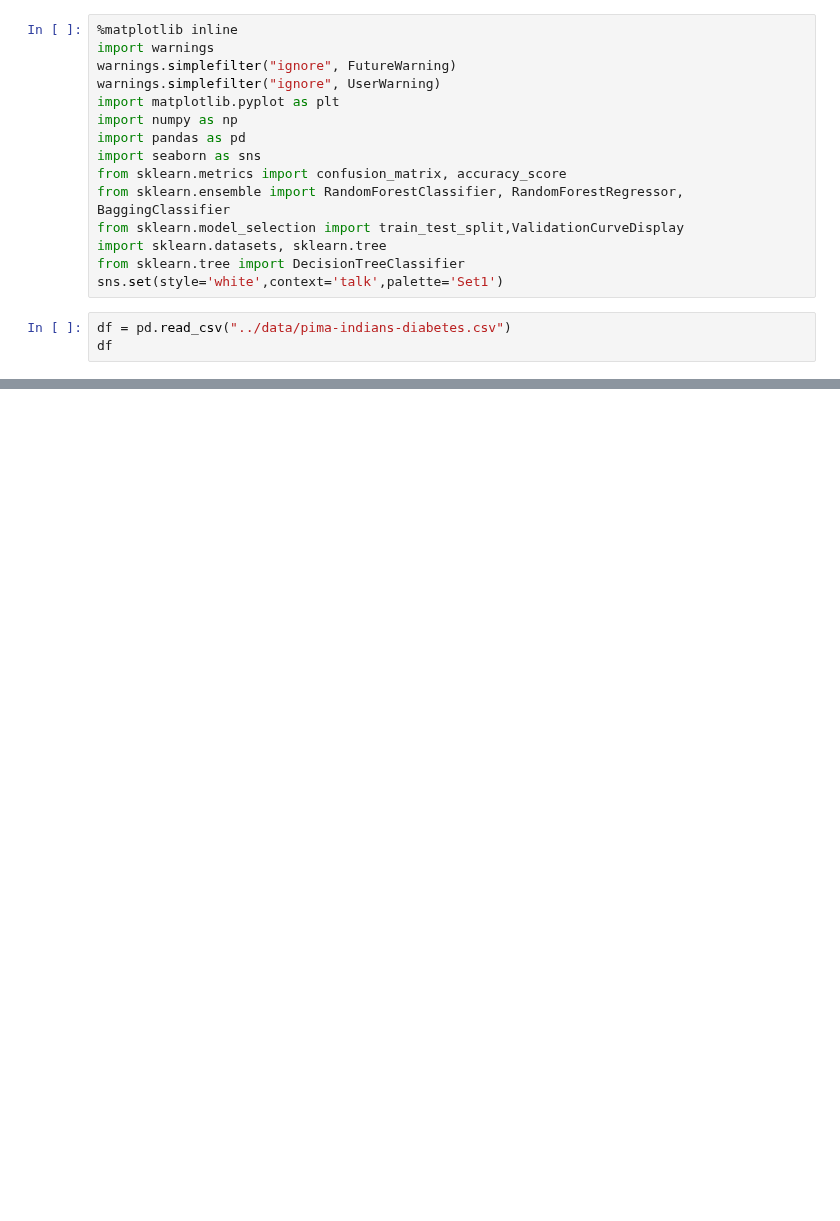
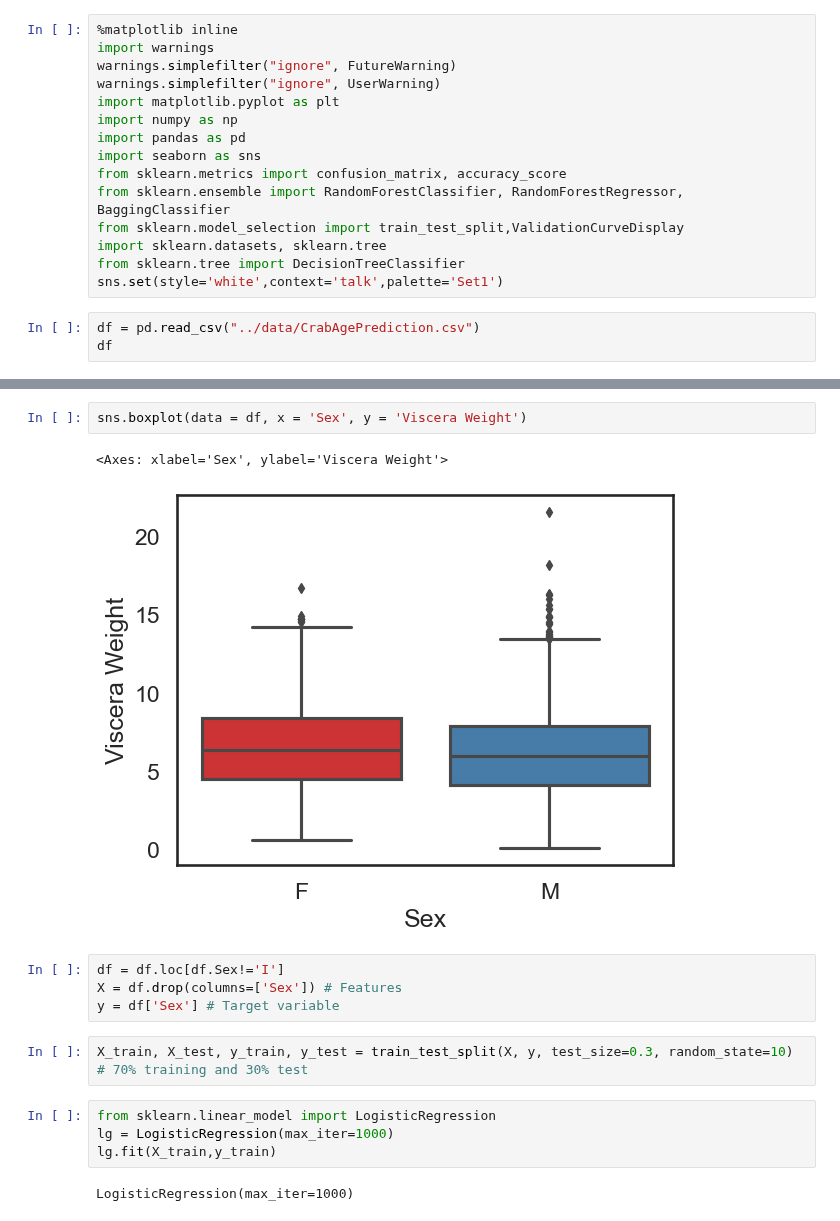
Before and after one commit to yoavram/PyDataSciBio, a Jupyter notebook: hw_solutions/hw4_classification_dimensionality_reduction.ipynb, the cells around one changed output, grey strips where cells are left out. Saved outputs shown, nothing was run; the diff lists cells and outputs as text; blank space fills up the shorter version.

```diff
--- a/hw_solutions/hw4_classification_dimensionality_reduction.ipynb
+++ b/hw_solutions/hw4_classification_dimensionality_reduction.ipynb
@@ -14,6 +14,6 @@ import sklearn.datasets, sklearn.tree
 from sklearn.tree import DecisionTreeClassifier
 sns.set(style='white',context='talk',palette='Set1')
 # %%
-df = pd.read_csv("../data/pima-indians-diabetes.csv")
+df = pd.read_csv("../data/CrabAgePrediction.csv")
 df
 # %% [output]
@@ -20,0 +33,17 @@ NameError: name 'pd' is not defined
+# %%
+sns.boxplot(data = df, x = 'Sex', y = 'Viscera Weight')
+# %% [output]
+<Axes: xlabel='Sex', ylabel='Viscera Weight'>
+[figure, added]
+# %%
+df = df.loc[df.Sex!='I']
+X = df.drop(columns=['Sex']) # Features
+y = df['Sex'] # Target variable
+# %%
+X_train, X_test, y_train, y_test = train_test_split(X, y, test_size=0.3, random_state=10) # 70% training and 30% test
+# %%
+from sklearn.linear_model import LogisticRegression
+lg = LogisticRegression(max_iter=1000)
+lg.fit(X_train,y_train)
+# %% [output]
+LogisticRegression(max_iter=1000)
```
Also changed, not shown: parts of 2 cells of this notebook, 4 other files.
